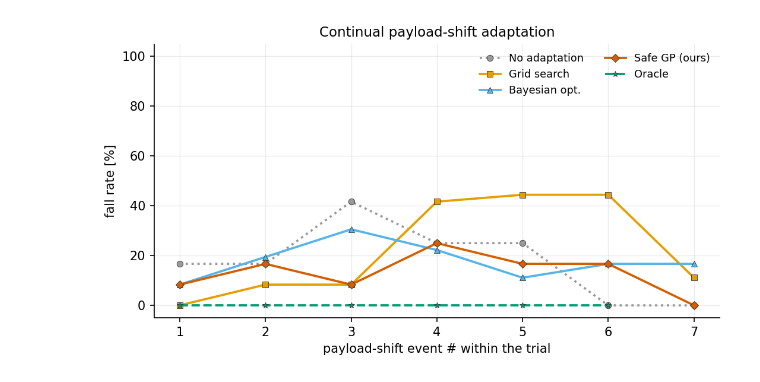
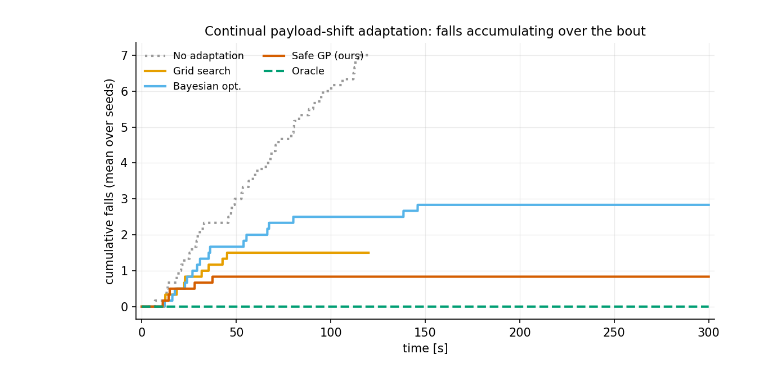
Before and after one commit to biaslab/RAL2026-CPG-ActInf, a Jupyter notebook: experiment-payload-adapt/analyze.ipynb, the cells around one changed output. Saved outputs shown, nothing was run; the diff lists cells and outputs as text; code cells hidden in the pictures.

```diff
--- a/experiment-payload-adapt/analyze.ipynb
+++ b/experiment-payload-adapt/analyze.ipynb
@@ -59,7 +58,7 @@ Fall rate vs event number within the trial. The search-based arms (`safegp`, `bo
 # %%
-fig = ca.fig_learning(rows, TITLE, EVENT_WORD,
-                      out_path=os.path.join(FIG_DIR, f'learning_curve.{EXT}'))
+fig = ca.fig_falls_over_time(RESULTS_DIR, TITLE, EVENT_WORD,
+                            out_path=os.path.join(FIG_DIR, f'falls_over_time.{EXT}'))
 # %% [output]
-[figure, old version]
+[figure, new version]
 # %% [markdown]
 ## Example time series (seed 0)
```
Also changed, not shown: parts of 10 cells of this notebook, 12 other files.
